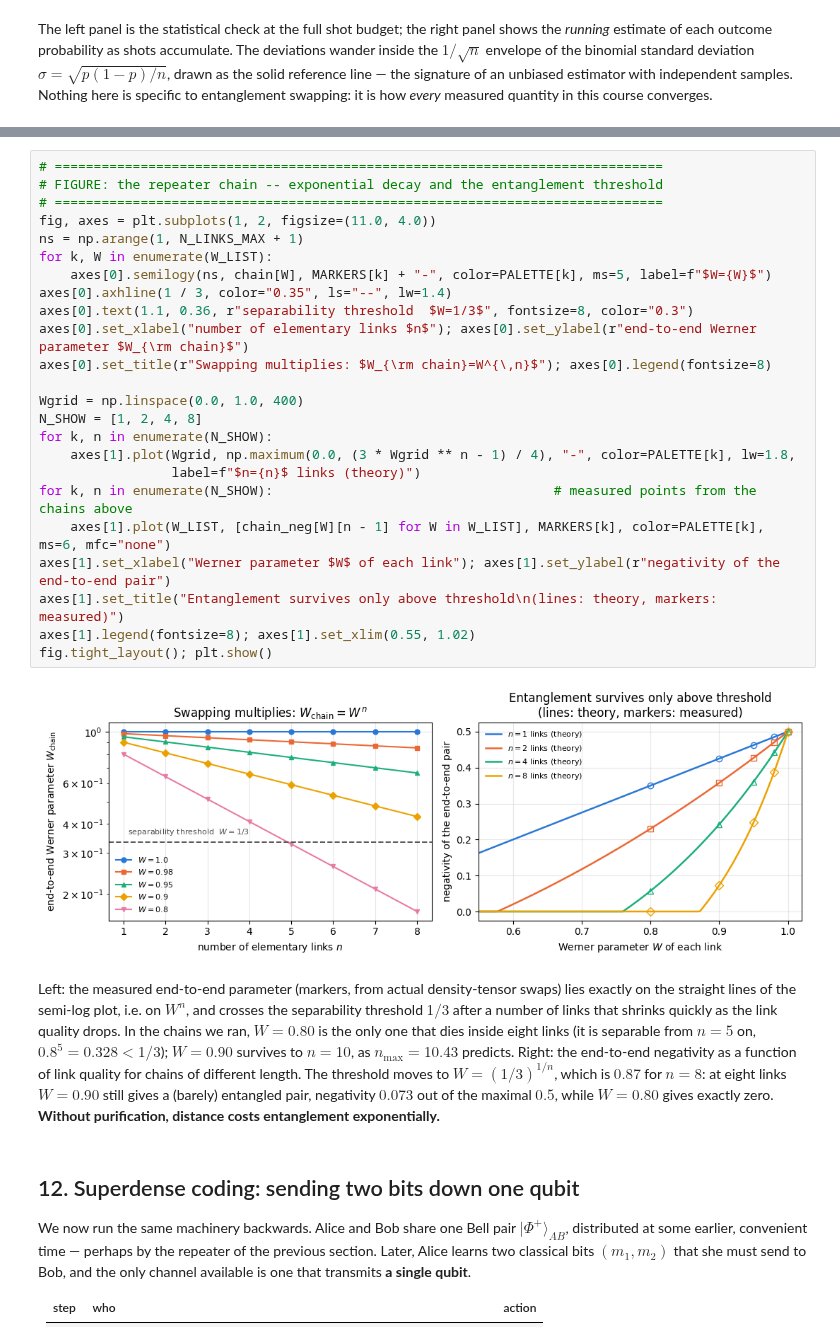
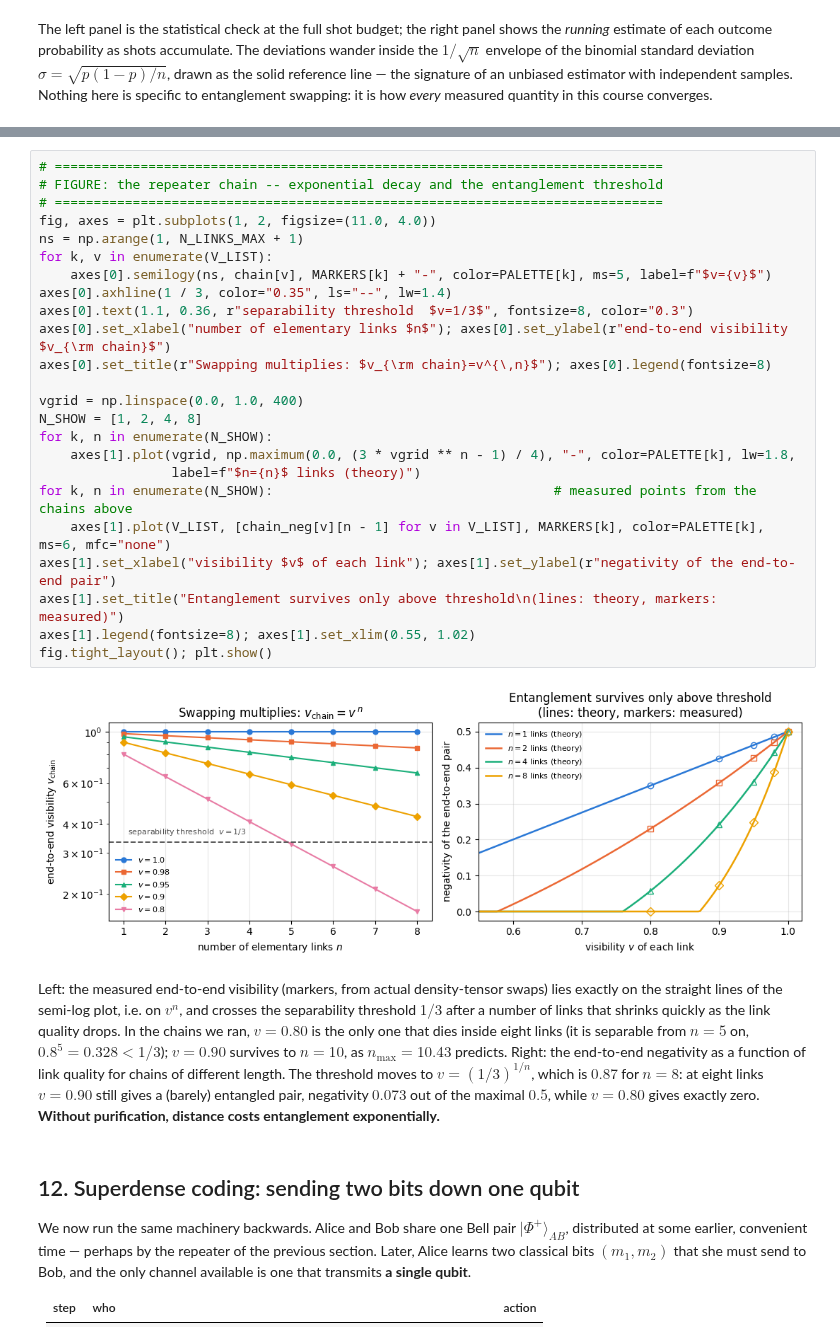
Before and after one commit to MarcinPlodzien/quantum-many-body-simulation, a Jupyter notebook: ch08_quantum_information_protocols/21_entanglement_swapping_and_superdense_coding.ipynb, the cells around one changed output, grey strips where cells are left out. Cells and saved outputs as stored; diff of their text form.

Commit message:
Werner visibility v throughout

```diff
--- a/ch08_quantum_information_protocols/21_entanglement_swapping_and_superdense_coding.ipynb
+++ b/ch08_quantum_information_protocols/21_entanglement_swapping_and_superdense_coding.ipynb
@@ -1542,36 +1543,36 @@ last link at which the end-to-end pair is still entangled (W^n > 1/3):
 # %%
 # ==============================================================================
 # FIGURE: the repeater chain -- exponential decay and the entanglement threshold
 # ==============================================================================
 fig, axes = plt.subplots(1, 2, figsize=(11.0, 4.0))
 ns = np.arange(1, N_LINKS_MAX + 1)
-for k, W in enumerate(W_LIST):
-    axes[0].semilogy(ns, chain[W], MARKERS[k] + "-", color=PALETTE[k], ms=5, label=f"$W={W}$")
+for k, v in enumerate(V_LIST):
+    axes[0].semilogy(ns, chain[v], MARKERS[k] + "-", color=PALETTE[k], ms=5, label=f"$v={v}$")
 axes[0].axhline(1 / 3, color="0.35", ls="--", lw=1.4)
-axes[0].text(1.1, 0.36, r"separability threshold  $W=1/3$", fontsize=8, color="0.3")
-axes[0].set_xlabel("number of elementary links $n$"); axes[0].set_ylabel(r"end-to-end Werner parameter $W_{\rm chain}$")
-axes[0].set_title(r"Swapping multiplies: $W_{\rm chain}=W^{\,n}$"); axes[0].legend(fontsize=8)
+axes[0].text(1.1, 0.36, r"separability threshold  $v=1/3$", fontsize=8, color="0.3")
+axes[0].set_xlabel("number of elementary links $n$"); axes[0].set_ylabel(r"end-to-end visibility $v_{\rm chain}$")
+axes[0].set_title(r"Swapping multiplies: $v_{\rm chain}=v^{\,n}$"); axes[0].legend(fontsize=8)
 
-Wgrid = np.linspace(0.0, 1.0, 400)
+vgrid = np.linspace(0.0, 1.0, 400)
 N_SHOW = [1, 2, 4, 8]
 for k, n in enumerate(N_SHOW):
-    axes[1].plot(Wgrid, np.maximum(0.0, (3 * Wgrid ** n - 1) / 4), "-", color=PALETTE[k], lw=1.8,
+    axes[1].plot(vgrid, np.maximum(0.0, (3 * vgrid ** n - 1) / 4), "-", color=PALETTE[k], lw=1.8,
                  label=f"$n={n}$ links (theory)")
 for k, n in enumerate(N_SHOW):                                    # measured points from the chains above
-    axes[1].plot(W_LIST, [chain_neg[W][n - 1] for W in W_LIST], MARKERS[k], color=PALETTE[k], ms=6, mfc="none")
-axes[1].set_xlabel("Werner parameter $W$ of each link"); axes[1].set_ylabel(r"negativity of the end-to-end pair")
+    axes[1].plot(V_LIST, [chain_neg[v][n - 1] for v in V_LIST], MARKERS[k], color=PALETTE[k], ms=6, mfc="none")
+axes[1].set_xlabel("visibility $v$ of each link"); axes[1].set_ylabel(r"negativity of the end-to-end pair")
 axes[1].set_title("Entanglement survives only above threshold\n(lines: theory, markers: measured)")
 axes[1].legend(fontsize=8); axes[1].set_xlim(0.55, 1.02)
 fig.tight_layout(); plt.show()
 # %% [output]
-[figure, old version]
+[figure, new version]
 # %% [markdown]
-Left: the measured end-to-end parameter (markers, from actual density-tensor swaps) lies exactly on the straight lines of the
-semi-log plot, i.e. on $W^n$, and crosses the separability threshold $1/3$ after a number of links that shrinks quickly as the link
-quality drops. In the chains we ran, $W=0.80$ is the only one that dies inside eight links (it is separable from $n=5$ on,
-$0.8^5=0.328<1/3$); $W=0.90$ survives to $n=10$, as $n_{\max}=10.43$ predicts. Right: the end-to-end negativity as a function of
-link quality for chains of different length. The threshold moves to $W=(1/3)^{1/n}$, which is $0.87$ for $n=8$: at eight links
-$W=0.90$ still gives a (barely) entangled pair, negativity $0.073$ out of the maximal $0.5$, while $W=0.80$ gives exactly zero.
+Left: the measured end-to-end visibility (markers, from actual density-tensor swaps) lies exactly on the straight lines of the
+semi-log plot, i.e. on $v^n$, and crosses the separability threshold $1/3$ after a number of links that shrinks quickly as the link
+quality drops. In the chains we ran, $v=0.80$ is the only one that dies inside eight links (it is separable from $n=5$ on,
+$0.8^5=0.328<1/3$); $v=0.90$ survives to $n=10$, as $n_{\max}=10.43$ predicts. Right: the end-to-end negativity as a function of
+link quality for chains of different length. The threshold moves to $v=(1/3)^{1/n}$, which is $0.87$ for $n=8$: at eight links
+$v=0.90$ still gives a (barely) entangled pair, negativity $0.073$ out of the maximal $0.5$, while $v=0.80$ gives exactly zero.
 **Without purification, distance costs entanglement exponentially.**
 # %% [markdown]
 ## 12. Superdense coding: sending two bits down one qubit
```
Also changed, not shown: parts of 9 cells of this notebook, 11 other files.
